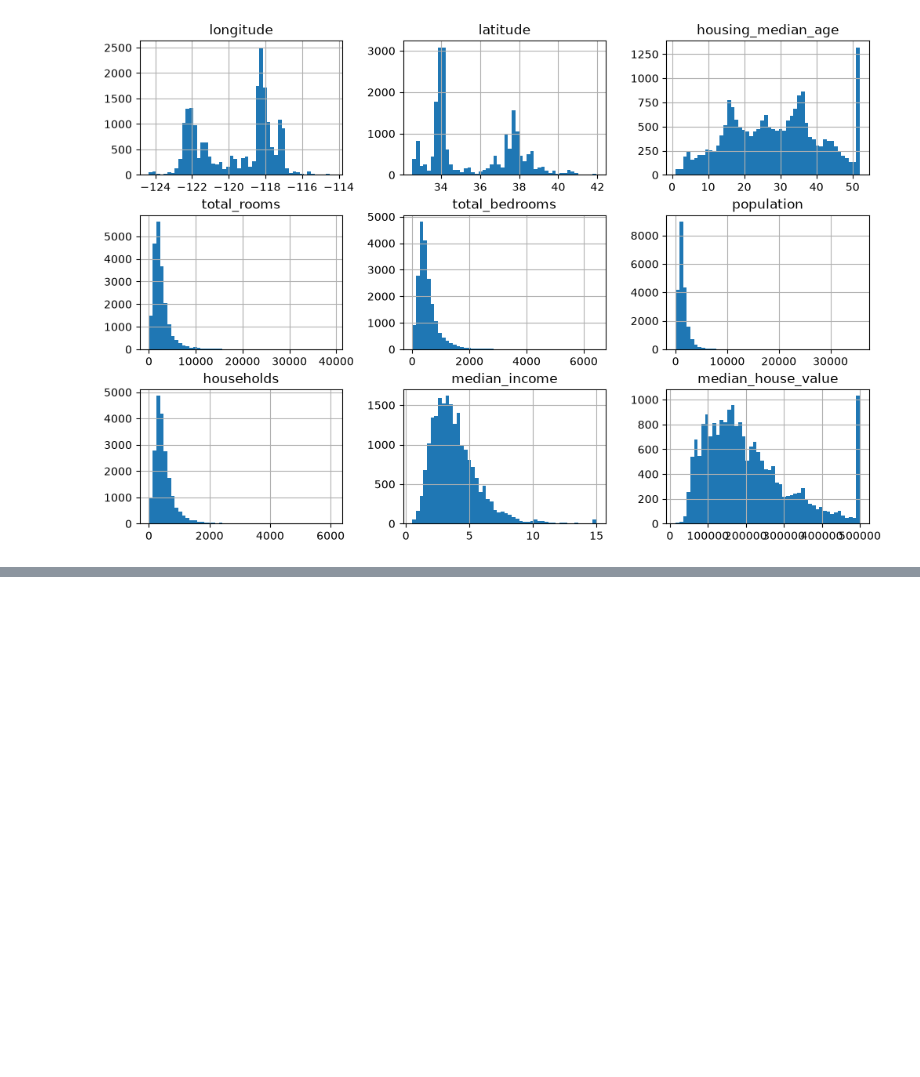
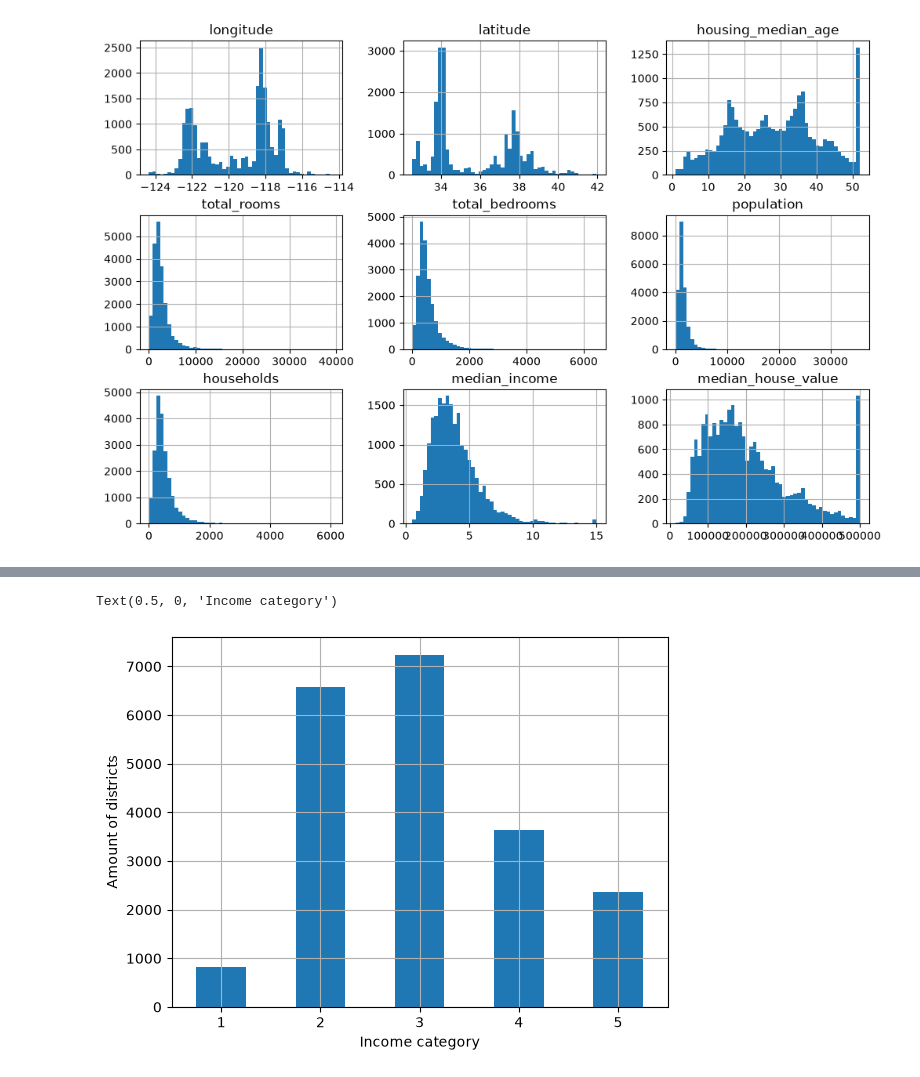
Before and after one commit to vovap2parbitrage/Hands-On-ML-with-Scikit-Learn-and-PyTorch, a Jupyter notebook: Classical_ML/Chapter_2/chapter_2_prac.ipynb, the cells around one changed output, grey strips where cells are left out. Cells and saved outputs as stored; diff of their text form; code cells hidden in the pictures; blank space fills up the shorter version.

```diff
--- a/Classical_ML/Chapter_2/chapter_2_prac.ipynb
+++ b/Classical_ML/Chapter_2/chapter_2_prac.ipynb
@@ -68,0 +76,10 @@ print(test_set.head())
+# %%
+housing_data["income_cat"] = pd.cut(housing_data["median_income"], bins=[0., 1.5, 3., 4.5, 6., np.inf], labels=[1, 2, 3 , 4, 5])
+
+cat_counts = housing_data["income_cat"].value_counts().sort_index()
+cat_counts.plot.bar(rot=0, grid=True)
+plt.ylabel("Amount of districts")
+plt.xlabel("Income category")
+# %% [output]
+Text(0.5, 0, 'Income category')
+[figure, added]
```
Also changed, not shown: parts of 5 cells of this notebook.
